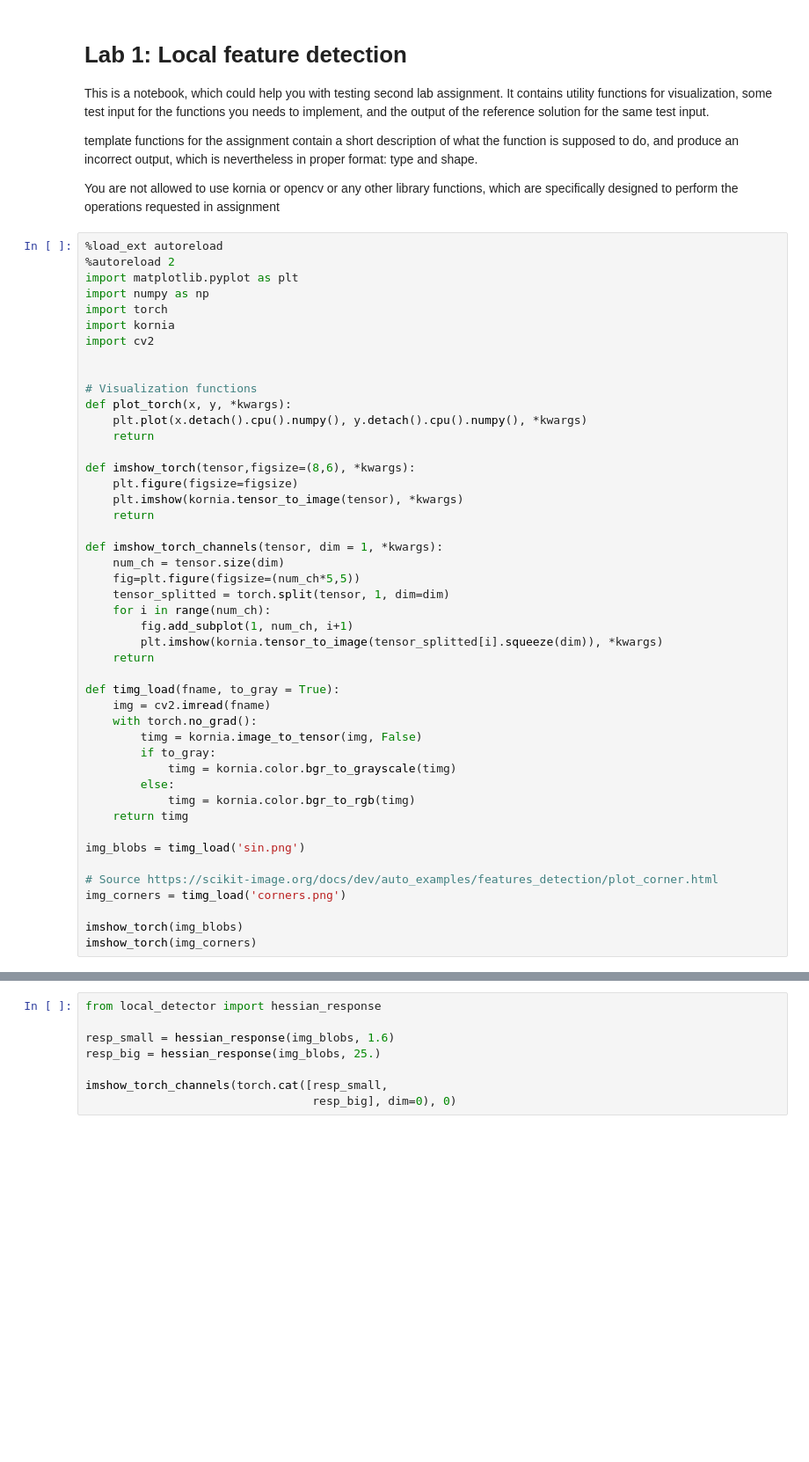
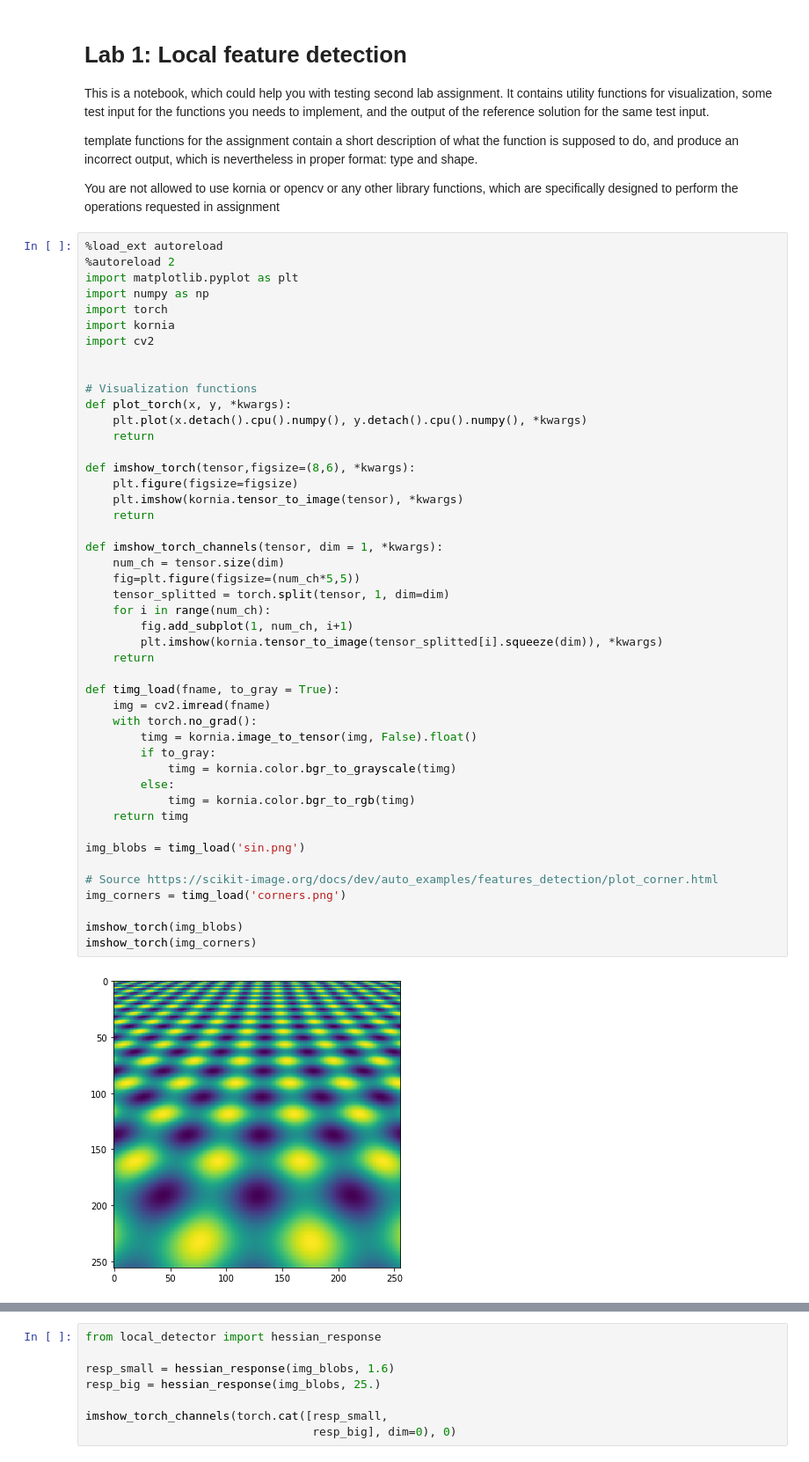
Before and after one commit to ducha-aiki/mpv-templates-backup, a Jupyter notebook: assignment_0_3_correspondences_template/local_detector.ipynb, the cells around one changed output, grey strips where cells are left out. Shown at 88% size. Saved outputs shown, nothing was run; the diff lists cells and outputs as text; blank space fills up the shorter version.

Commit message:
fixed the bug in the image conversion

```diff
--- a/assignment_0_3_correspondences_template/local_detector.ipynb
+++ b/assignment_0_3_correspondences_template/local_detector.ipynb
@@ -27,31 +27,33 @@ def plot_torch(x, y, *kwargs):
 def imshow_torch(tensor,figsize=(8,6), *kwargs):
     plt.figure(figsize=figsize)
     plt.imshow(kornia.tensor_to_image(tensor), *kwargs)
     return
 
 def imshow_torch_channels(tensor, dim = 1, *kwargs):
     num_ch = tensor.size(dim)
     fig=plt.figure(figsize=(num_ch*5,5))
     tensor_splitted = torch.split(tensor, 1, dim=dim)
     for i in range(num_ch):
         fig.add_subplot(1, num_ch, i+1)
         plt.imshow(kornia.tensor_to_image(tensor_splitted[i].squeeze(dim)), *kwargs)
     return
 
 def timg_load(fname, to_gray = True):
     img = cv2.imread(fname)
     with torch.no_grad():
-        timg = kornia.image_to_tensor(img, False)
+        timg = kornia.image_to_tensor(img, False).float()
         if to_gray:
             timg = kornia.color.bgr_to_grayscale(timg)
         else:
             timg = kornia.color.bgr_to_rgb(timg)
     return timg
 
 img_blobs = timg_load('sin.png')
 
 # Source https://scikit-image.org/docs/dev/auto_examples/features_detection/plot_corner.html
 img_corners = timg_load('corners.png')
 
 imshow_torch(img_blobs)
 imshow_torch(img_corners)
+# %% [output]
+[figure, added]
```
Also changed, not shown: parts of 3 cells of this notebook, 4 other files.
